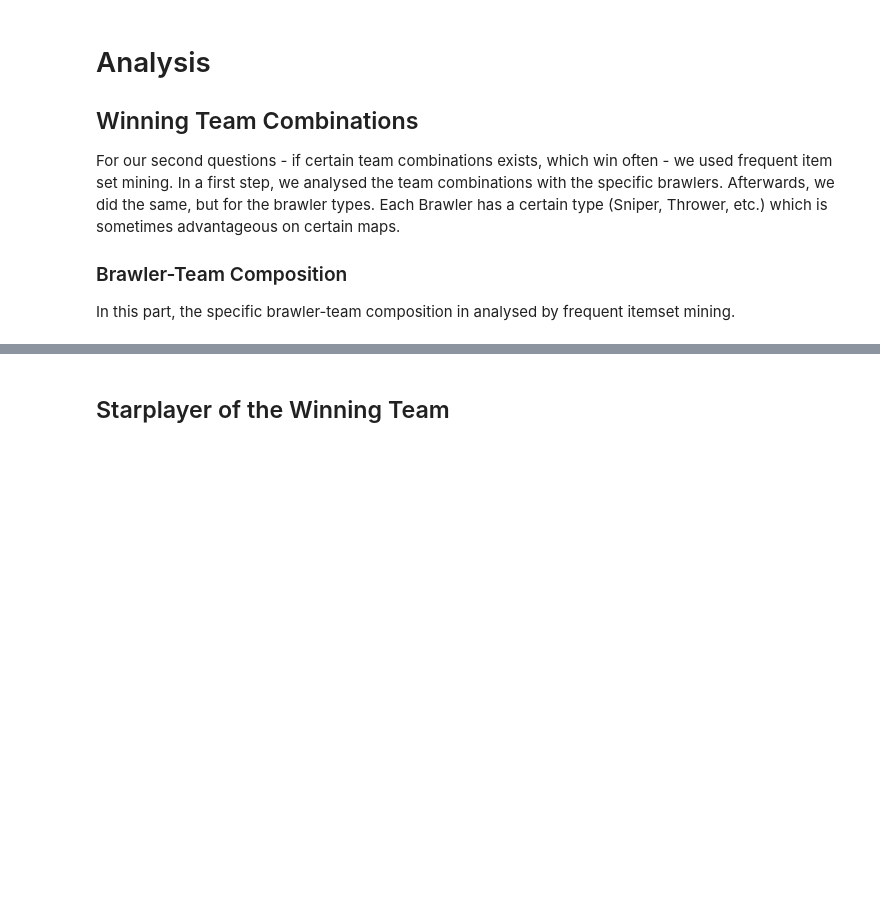
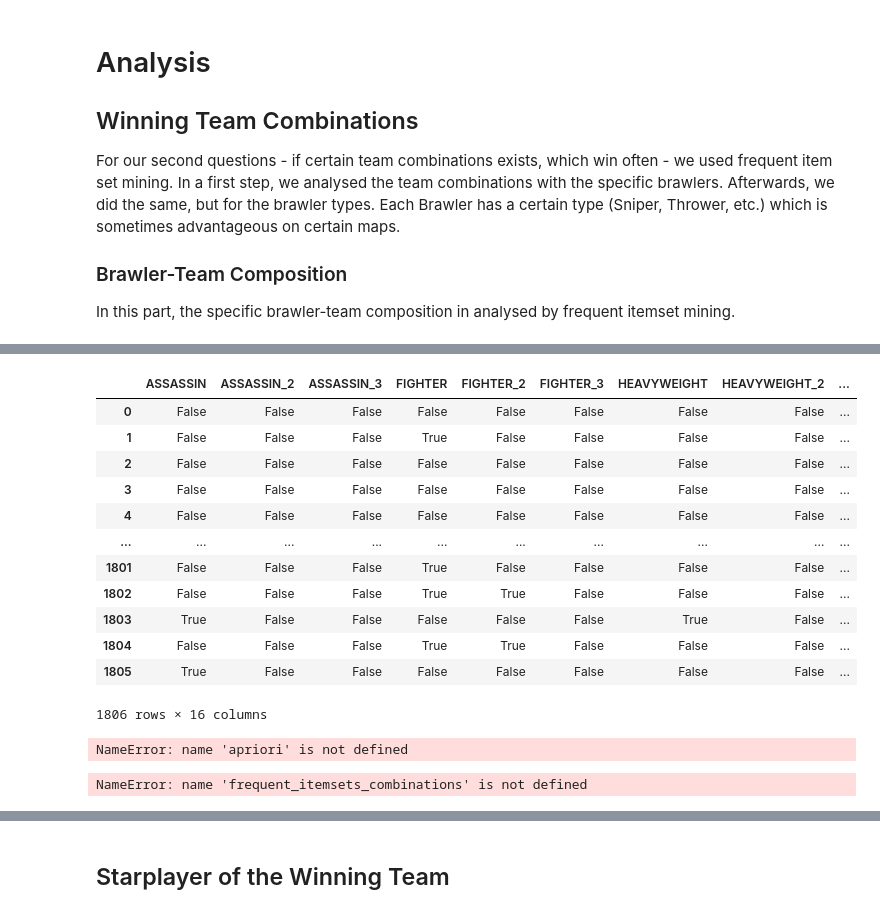
Before and after one commit to LouisBienz/Big-Data-Analytics, a Jupyter notebook: Big Data Analytics - Group-based Project - Group 13.ipynb, the cells around one changed output, grey strips where cells are left out. Cells and saved outputs as stored; diff of their text form; code cells hidden in the pictures; blank space fills up the shorter version.

```diff
--- a/Big Data Analytics - Group-based Project - Group 13.ipynb
+++ b/Big Data Analytics - Group-based Project - Group 13.ipynb
@@ -425,0 +437,3 @@ possible team combinations are actually played, there may exists many teams whic
+# %%
+df_fixed_map = df.copy()
+df_fixed_map = df_fixed_map[df_fixed_map['map'] == 'Backyard Bowl']
@@ -425,0 +517,43 @@ possible team combinations are actually played, there may exists many teams whic
+# %%
+combinations = []
+counter = 0
+for index, row in df_fixed_map.iterrows():
+    team1 = []
+    team2 = []
+    team1.append(row["Brawler1Type"])
+    team1.append(row["Brawler2Type"])
+    team1.append(row["Brawler3Type"])
+    team2.append(row["Brawler4Type"])
+    team2.append(row["Brawler5Type"])
+    team2.append(row["Brawler6Type"])
+
+    combinations.append(team1)
+    combinations.append(team2)
+# %%
+te = TransactionEncoder()
+te_ary = te.fit(combinations).transform(combinations)
+df_fixed_mapFreqSetsCombinations = pd.DataFrame(te_ary, columns=te.columns_)
+df_fixed_mapFreqSetsCombinations
+# %% [output]
+|  | ASSASSIN | ASSASSIN_2 | ASSASSIN_3 | FIGHTER | FIGHTER_2 | FIGHTER_3 | HEAVYWEIGHT | HEAVYWEIGHT_2 | ... |
+| 0 | False | False | False | False | False | False | False | False | ... |
+| 1 | False | False | False | True | False | False | False | False | ... |
+| 2 | False | False | False | False | False | False | False | False | ... |
+| 3 | False | False | False | False | False | False | False | False | ... |
+| 4 | False | False | False | False | False | False | False | False | ... |
+| ... | ... | ... | ... | ... | ... | ... | ... | ... | ... |
+| 1801 | False | False | False | True | False | False | False | False | ... |
+| 1802 | False | False | False | True | True | False | False | False | ... |
+| 1803 | True | False | False | False | False | False | True | False | ... |
+| 1804 | False | False | False | True | True | False | False | False | ... |
+| 1805 | True | False | False | False | False | False | False | False | ... |
+1806 rows × 16 columns
+# %%
+frequent_itemsets_combinations = apriori(df_fixed_mapFreqSetsCombinations, min_support=0.001, use_colnames=True)
+frequent_itemsets_combinations['length'] = frequent_itemsets_combinations['itemsets'].apply(lambda x: len(x))
+# %% [output]
+NameError: name 'apriori' is not defined
+# %%
+frequent_itemsets_combinations[ (frequent_itemsets_combinations['length'] == 3) ].sort_values(by=["support"], ascending=False)
+# %% [output]
+NameError: name 'frequent_itemsets_combinations' is not defined
```
Also changed, not shown: parts of 59 cells of this notebook, 2 other files.
